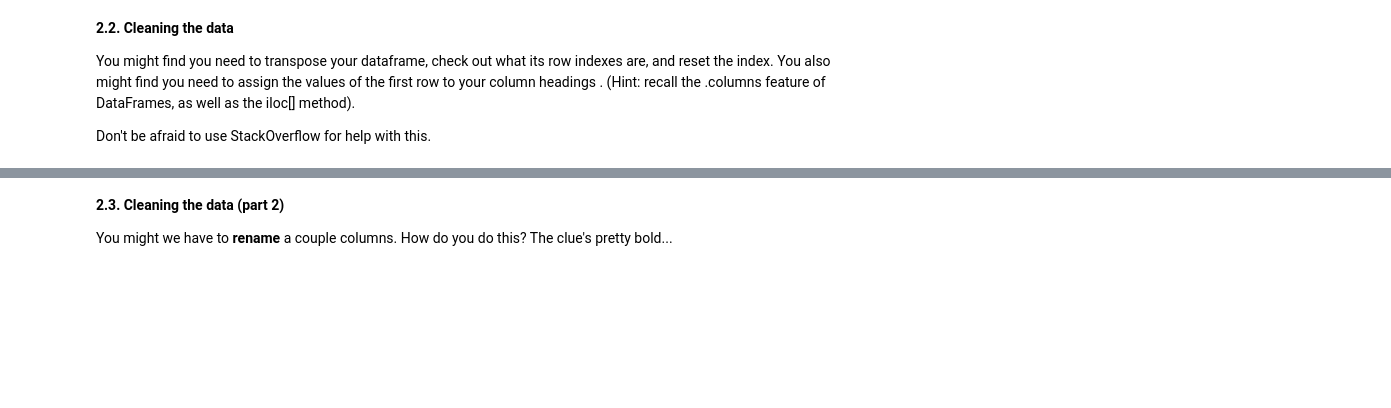
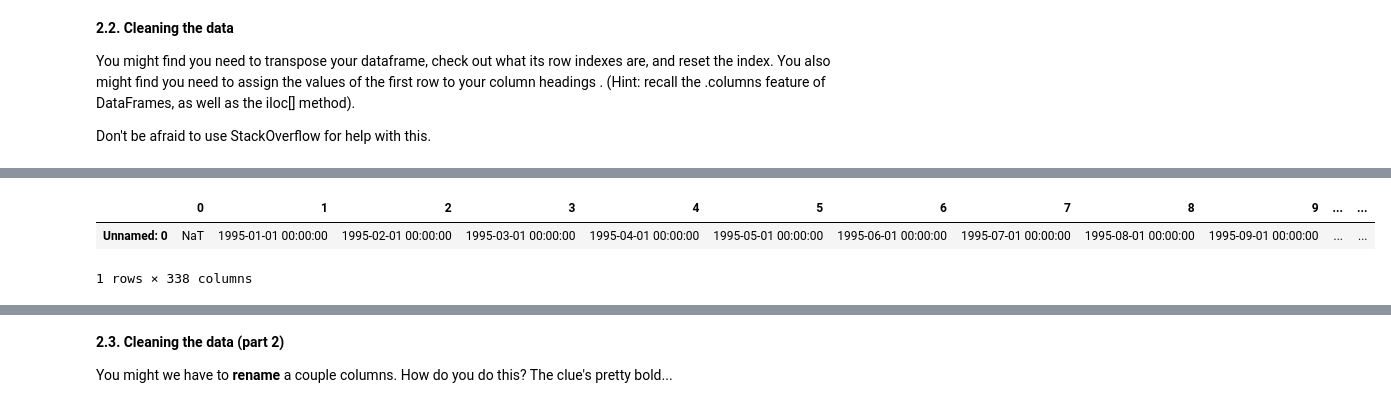
Before and after one commit to alexanjm99/springboard, a Jupyter notebook: Unit 4 Challenge - Tier 3.ipynb, the cells around one changed output, grey strips where cells are left out. Cells and saved outputs as stored; diff of their text form; code cells hidden in the pictures; blank space fills up the shorter version.

```diff
--- a/Unit 4 Challenge - Tier 3.ipynb
+++ b/Unit 4 Challenge - Tier 3.ipynb
@@ -154,0 +180,6 @@ Bexley                     401801.51546
+# %%
+properties_t.iloc[[0]]
+# %% [output]
+|  | 0 | 1 | 2 | 3 | 4 | 5 | 6 | 7 | 8 | 9 | ... | ... |
+| Unnamed: 0 | NaT | 1995-01-01 00:00:00 | 1995-02-01 00:00:00 | 1995-03-01 00:00:00 | 1995-04-01 00:00:00 | 1995-05-01 00:00:00 | 1995-06-01 00:00:00 | 1995-07-01 00:00:00 | 1995-08-01 00:00:00 | 1995-09-01 00:00:00 | ... | ... |
+1 rows × 338 columns
```
Also changed, not shown: parts of 14 cells of this notebook.
